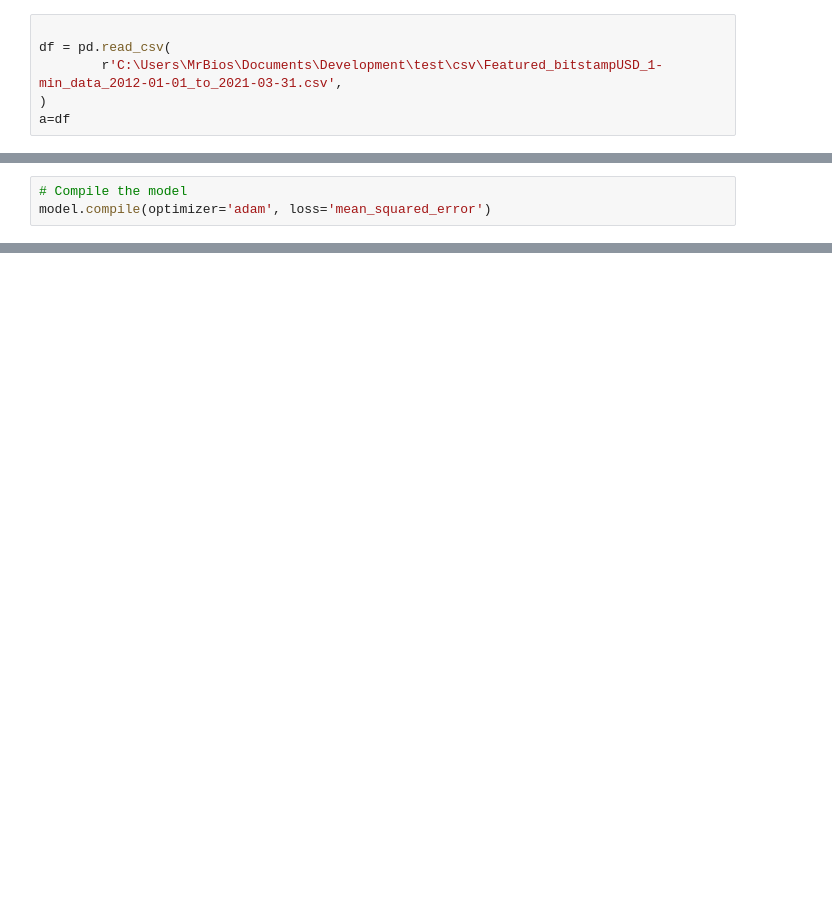
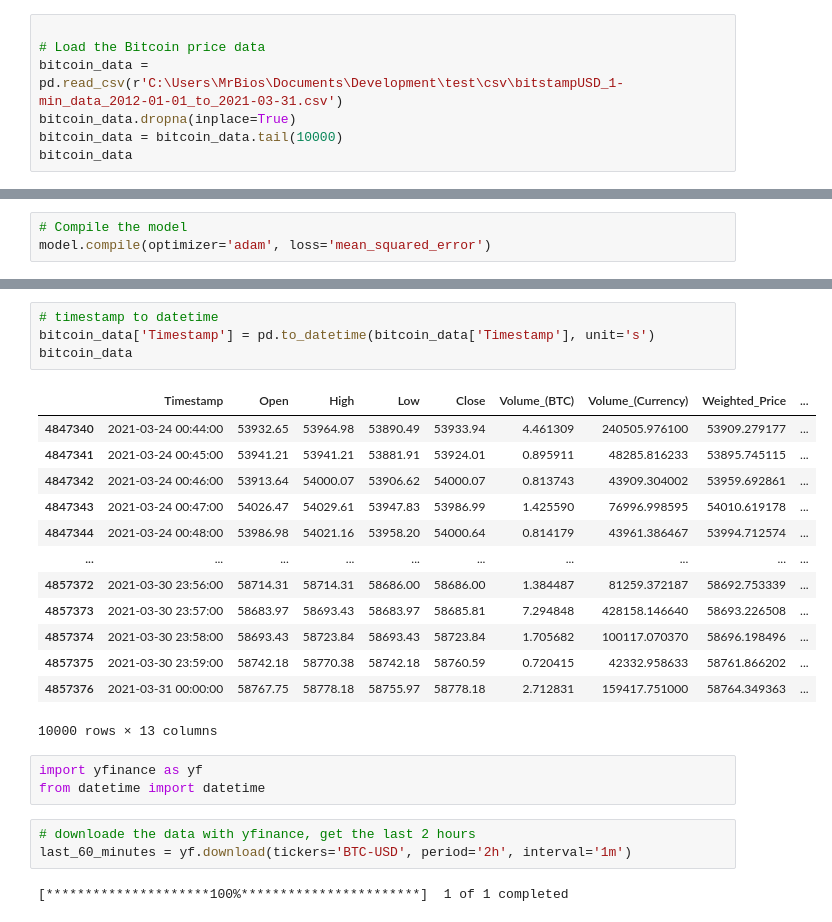
Before and after one commit to Satcomx00-x00/AI-Guess-Price-BTC, a Jupyter notebook: v4.ipynb, the cells around one changed output, grey strips where cells are left out. Cells and saved outputs as stored; diff of their text form; blank space fills up the shorter version.

```diff
--- a/v4.ipynb
+++ b/v4.ipynb
@@ -21,6 +32,7 @@ import matplotlib.pyplot as plt
 # %%
 
-df = pd.read_csv(
-        r'C:\Users\MrBios\Documents\Development\test\csv\Featured_bitstampUSD_1-min_data_2012-01-01_to_2021-03-31.csv',
-)
-a=df
+# Load the Bitcoin price data
+bitcoin_data = pd.read_csv(r'C:\Users\MrBios\Documents\Development\test\csv\bitstampUSD_1-min_data_2012-01-01_to_2021-03-31.csv')
+bitcoin_data.dropna(inplace=True)
+bitcoin_data = bitcoin_data.tail(10000)
+bitcoin_data
@@ -202,0 +192,26 @@ plt.show()
+# %%
+# timestamp to datetime
+bitcoin_data['Timestamp'] = pd.to_datetime(bitcoin_data['Timestamp'], unit='s')
+bitcoin_data
+# %% [output]
+|  | Timestamp | Open | High | Low | Close | Volume_(BTC) | Volume_(Currency) | Weighted_Price | ... |
+| 4847340 | 2021-03-24 00:44:00 | 53932.65 | 53964.98 | 53890.49 | 53933.94 | 4.461309 | 240505.976100 | 53909.279177 | ... |
+| 4847341 | 2021-03-24 00:45:00 | 53941.21 | 53941.21 | 53881.91 | 53924.01 | 0.895911 | 48285.816233 | 53895.745115 | ... |
+| 4847342 | 2021-03-24 00:46:00 | 53913.64 | 54000.07 | 53906.62 | 54000.07 | 0.813743 | 43909.304002 | 53959.692861 | ... |
+| 4847343 | 2021-03-24 00:47:00 | 54026.47 | 54029.61 | 53947.83 | 53986.99 | 1.425590 | 76996.998595 | 54010.619178 | ... |
+| 4847344 | 2021-03-24 00:48:00 | 53986.98 | 54021.16 | 53958.20 | 54000.64 | 0.814179 | 43961.386467 | 53994.712574 | ... |
+| ... | ... | ... | ... | ... | ... | ... | ... | ... | ... |
+| 4857372 | 2021-03-30 23:56:00 | 58714.31 | 58714.31 | 58686.00 | 58686.00 | 1.384487 | 81259.372187 | 58692.753339 | ... |
+| 4857373 | 2021-03-30 23:57:00 | 58683.97 | 58693.43 | 58683.97 | 58685.81 | 7.294848 | 428158.146640 | 58693.226508 | ... |
+| 4857374 | 2021-03-30 23:58:00 | 58693.43 | 58723.84 | 58693.43 | 58723.84 | 1.705682 | 100117.070370 | 58696.198496 | ... |
+| 4857375 | 2021-03-30 23:59:00 | 58742.18 | 58770.38 | 58742.18 | 58760.59 | 0.720415 | 42332.958633 | 58761.866202 | ... |
+| 4857376 | 2021-03-31 00:00:00 | 58767.75 | 58778.18 | 58755.97 | 58778.18 | 2.712831 | 159417.751000 | 58764.349363 | ... |
+10000 rows × 13 columns
+# %%
+import yfinance as yf
+from datetime import datetime
+# %%
+# downloade the data with yfinance, get the last 2 hours
+last_60_minutes = yf.download(tickers='BTC-USD', period='2h', interval='1m')
+# %% [output]
+[*********************100%***********************]  1 of 1 completed
```
Also changed, not shown: parts of 37 cells of this notebook, 4 other files.
